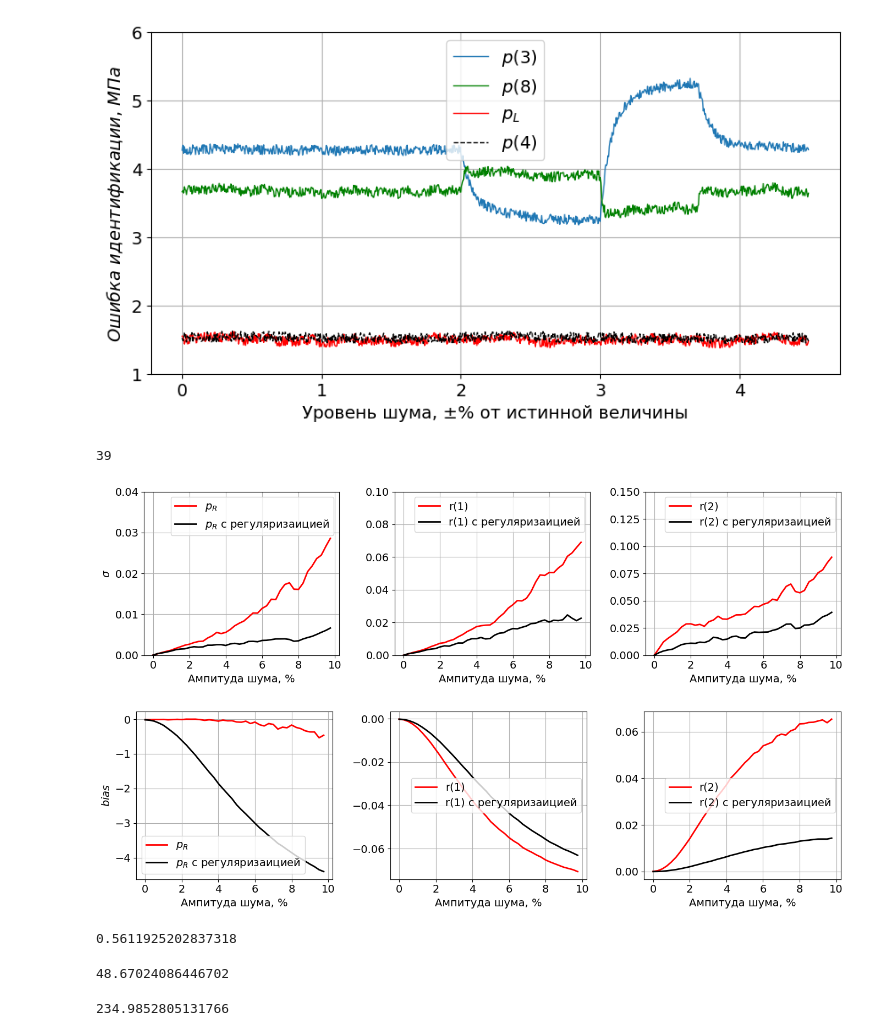
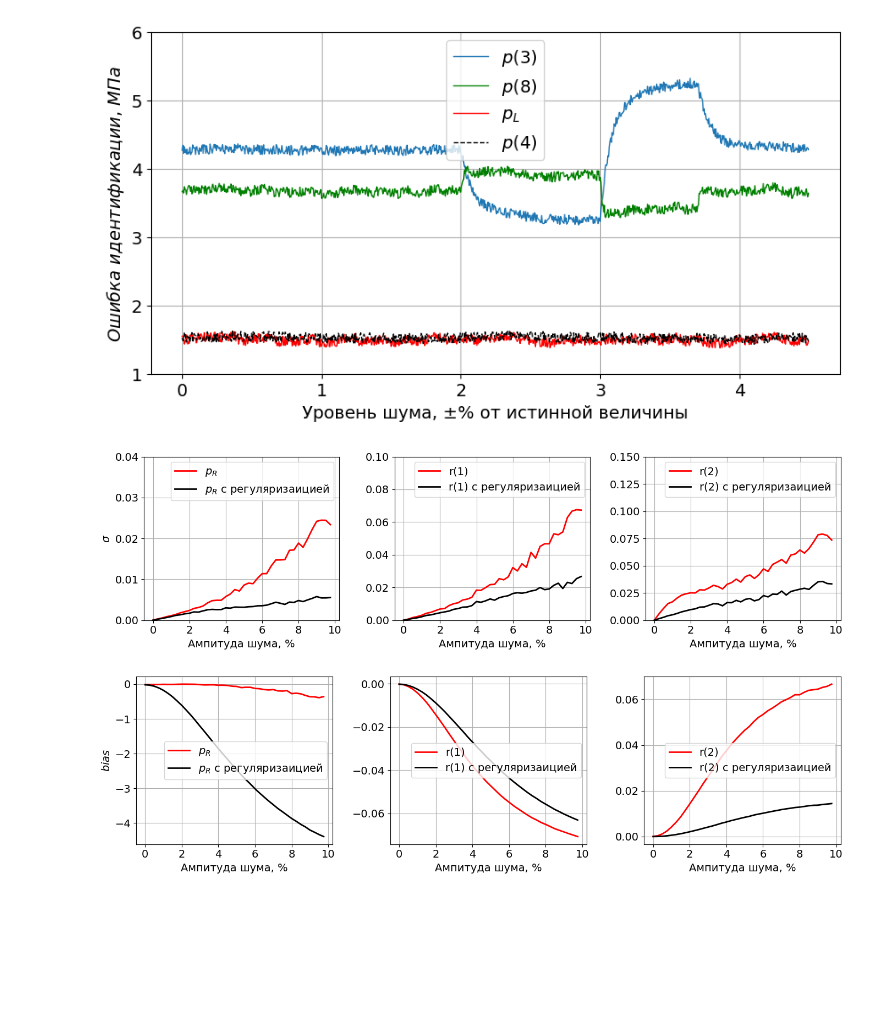
Before and after one commit to IANovoselov/well, a Jupyter notebook: well.ipynb, the cells around one changed output. Cells and saved outputs as stored; diff of their text form; code cells hidden in the pictures; blank space fills up the shorter version.

```diff
--- a/well.ipynb
+++ b/well.ipynb
@@ -936,13 +936,15 @@ def identificate_regul(calc_df, ident_k, denominator, v_r, s_q_t, s_p_t, m2, k_s
   A2[[0], [1]] = -sum(s_q_t)
   A2[[0], [2]] = -sum(s_q_t)
 
+  sum_s_q_t_2 = sum([value**2 for value in s_q_t])
+
   A2[[1], [0]] = -sum(s_q_t)
-  A2[[1], [1]] = sum([value**2 for value in s_q_t])
-  A2[[1], [2]] = sum([value**2 for value in s_q_t])
+  A2[[1], [1]] = sum_s_q_t_2
+  A2[[1], [2]] = sum_s_q_t_2
 
   A2[[2], [0]] = -sum(s_q_t)
-  A2[[2], [1]] = sum([value**2 for value in s_q_t])
-  A2[[2], [2]] = sum([value**2 for value in s_q_t])
+  A2[[2], [1]] = sum_s_q_t_2
+  A2[[2], [2]] = sum_s_q_t_2
 
   A2 = m2 * A2
 
@@ -971,10 +973,12 @@ def identificate_regul(calc_df, ident_k, denominator, v_r, s_q_t, s_p_t, m2, k_s
   C1[1] = -sum([calc_df['p_1_t'][i]*calc_df['q_t'][i] for i in range(ident_k)])
   C1[2] = -sum([calc_df['p_1_t'][i]*calc_df['_q_t'][i] for i in range(ident_k)])
 
+  s_p_t_s_q_t = -sum([s_p_t[i]*s_q_t[i] for i in range(k_s)])
+
   C2 = np.empty((3, 1))
   C2[0] = sum(s_p_t)
-  C2[1] = -sum([s_p_t[i]*s_q_t[i] for i in range(k_s)])
-  C2[2] = -sum([s_p_t[i]*s_q_t[i] for i in range(k_s)])
+  C2[1] = s_p_t_s_q_t
+  C2[2] = s_p_t_s_q_t
 
   C2 = m2 * C2
 
@@ -1028,7 +1032,7 @@ denominator_list = np.arange(1, 51, 2)
 
 quant_step_list = [None]
 denominator_list = [20]
-experiment_num_max = 50
+experiment_num_max = 500
 
 noise_list = np.arange(0, 10, 0.25)
 
@@ -1064,7 +1068,7 @@ for i, quant_step in enumerate(quant_step_list):
 
         b = identificate(calc_df, ident_k)
 
-        s_times = [(1, 1.8)]
+        s_times = [(0.8, 0.9), (1, 1.8)]
         s_q_t, s_p_t, m2, k_s = get_static_data(calc_df, ident_k, denominator, s_times)
         b_regul = identificate_regul(calc_df, ident_k, denominator, well.reservoir.v_r, list(s_q_t), list(s_p_t), m2, k_s).T[0]
 
@@ -1075,50 +1079,45 @@ for i, quant_step in enumerate(quant_step_list):
         res_regul['p_R'][i, j, k, experiment_num] = b_regul[0]
         res_regul['r_1'][i, j, k, experiment_num] = b_regul[1]
         res_regul['r_2'][i, j, k, experiment_num] = b_regul[2]
-
-    print(k)
-# %% [output]
-39
 # %%
  from scipy.signal import savgol_filter
 
  # Визуализация
  plt.figure(figsize=(14, 4))
 
-
  # График давления
  plt.subplot(1, 3, 1)
- plt.plot(noise_list, savgol_filter([calc_rsd(_res) for _res in res['p_R'][0,0]], 3, 1), label='$p_R$', color='r', lw=2)
- plt.plot(noise_list, savgol_filter([calc_rsd(_res) for _res in res_regul['p_R'][0,0]],2,1), label='$p_R$ с регуляризаицией', color='k', lw=2)
+ plt.plot(noise_list, [calc_rsd(_res) for _res in res['p_R'][0,0]], label='$p_R$', color='r', lw=2)
+ plt.plot(noise_list,[calc_rsd(_res) for _res in res_regul['p_R'][0,0]], label='$p_R$ с регуляризаицией', color='k', lw=2)
  plt.xlabel('Ампитуда шума, %')
  plt.ylabel('$\sigma$')
  plt.legend()
  plt.grid()
  plt.ylim(0, 0.04)
 
  # График НЧ шума
  plt.subplot(1, 3, 2)
- plt.plot(noise_list, savgol_filter([calc_rsd(_res) for _res in res['r_1'][0,0]], 3, 1), label='r(1)', color='r', lw=2)
- plt.plot(noise_list, savgol_filter([calc_rsd(_res) for _res in res_regul['r_1'][0,0]],2,1), label='r(1) с регуляризаицией', color='k', lw=2)
+ plt.plot(noise_list, [calc_rsd(_res) for _res in res['r_1'][0,0]], label='r(1)', color='r', lw=2)
+ plt.plot(noise_list, [calc_rsd(_res) for _res in res_regul['r_1'][0,0]], label='r(1) с регуляризаицией', color='k', lw=2)
  plt.xlabel('Ампитуда шума, %')
  plt.legend()
  plt.grid()
  plt.ylim(0, 0.1)
 
  # График ВЧ шума
  plt.subplot(1, 3, 3)
- plt.plot(noise_list, savgol_filter([calc_rsd(_res) for _res in res['r_2'][0,0]], 3, 1), label='r(2)', color='r', lw=2)
- plt.plot(noise_list, savgol_filter([calc_rsd(_res) for _res in res_regul['r_2'][0,0]], 2, 1), label='r(2) с регуляризаицией', color='k', lw=2)
+ plt.plot(noise_list, [calc_rsd(_res) for _res in res['r_2'][0,0]], label='r(2)', color='r', lw=2)
+ plt.plot(noise_list, [calc_rsd(_res) for _res in res_regul['r_2'][0,0]], label='r(2) с регуляризаицией', color='k', lw=2)
  plt.xlabel('Ампитуда шума, %')
  plt.legend()
  plt.grid()
  plt.ylim(0, 0.15)
 
 
  plt.tight_layout()
  plt.show()
 # %% [output]
-[figure, old version]
+[figure, new version]
 # %%
  # Визуализация
  plt.figure(figsize=(14, 4))
@@ -1156,4 +1155,4 @@ for i, quant_step in enumerate(quant_step_list):
  plt.tight_layout()
  plt.show()
 # %% [output]
-[figure, old version]
+[figure, new version]
@@ -1183,15 +1171,9 @@ build_plot(noise_list, plot_data, None, y_scale = [Scale(min=0, max=0.2)], mu=''
 #plt.show()
 # %%
 calc_error_by_arr(res['p_R'][0,0], well.reservoir.p_R)
-# %% [output]
-0.5611925202837318
 # %%
 calc_error_by_arr(res['r_1'][0,0], well.reservoir.r_1)
-# %% [output]
-48.67024086446702
 # %%
 calc_error_by_arr(res['r_2'][0,0], well.reservoir.r_2)
-# %% [output]
-234.9852805131766
 # %%
 calc_error_by_arr(res_regul['p_R'][0,0], well.reservoir.p_R)
```
Also changed, not shown: parts of 8 cells of this notebook.
